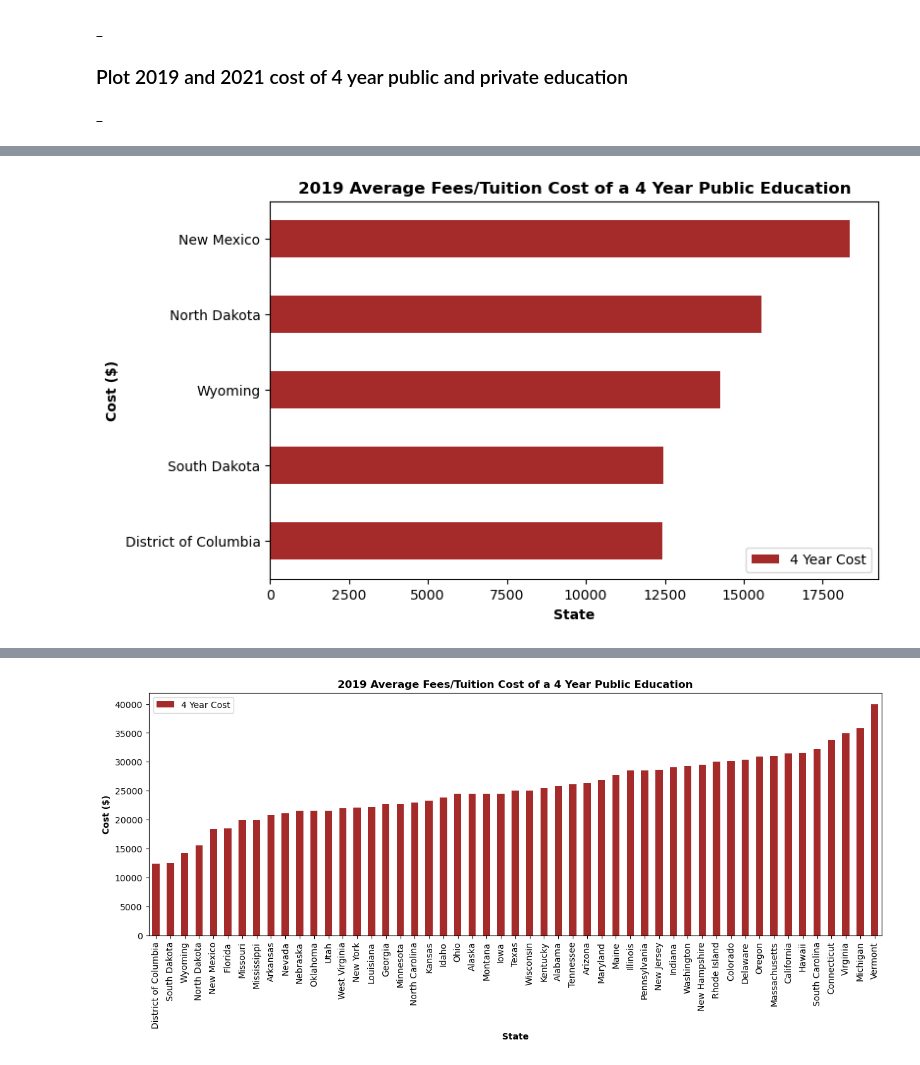
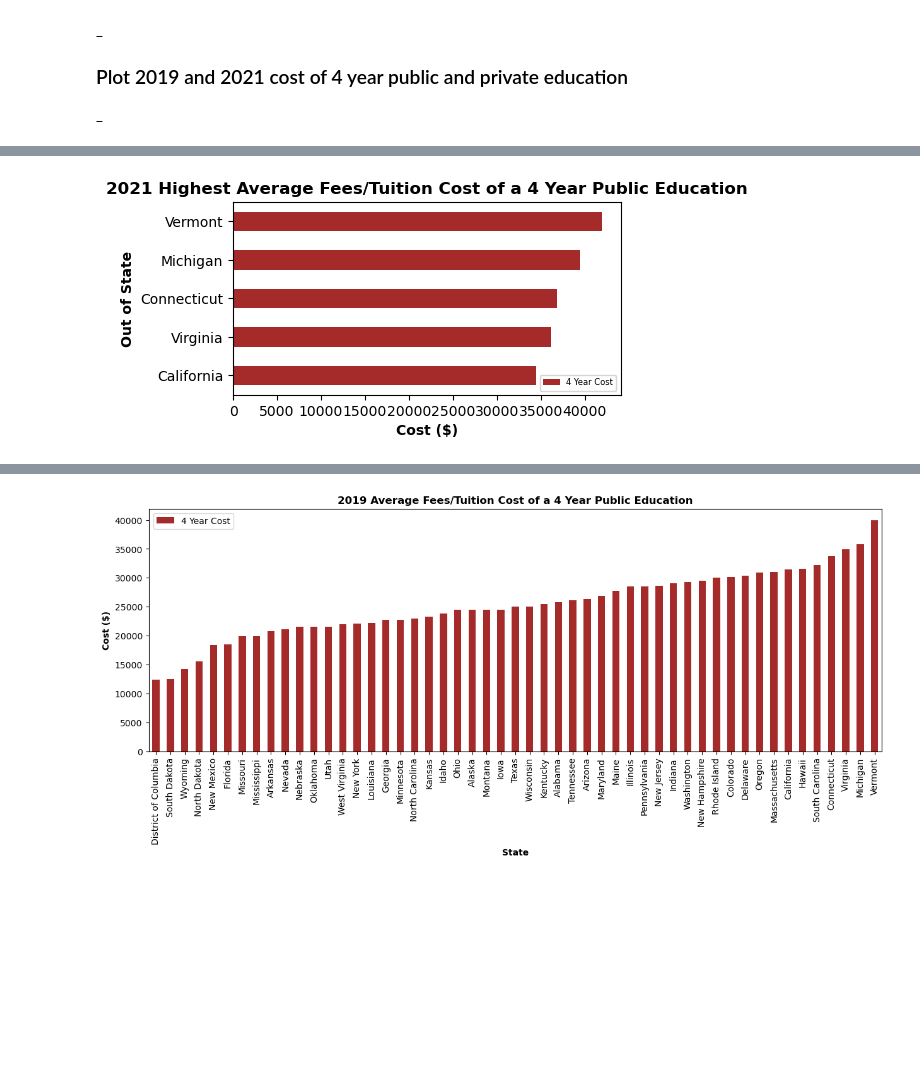
Before and after one commit to anthonybpino/Project-1-Undergrad-Student-Data, a Jupyter notebook: cost_state_2019_2021.ipynb, the cells around one changed output, grey strips where cells are left out. Cells and saved outputs as stored; diff of their text form; code cells hidden in the pictures; blank space fills up the shorter version.

```diff
--- a/cost_state_2019_2021.ipynb
+++ b/cost_state_2019_2021.ipynb
@@ -311,11 +374,11 @@ _
 # %%
-school_fouryear_public_2019[:5].plot.barh(figsize=(8, 5), color="brown")
-plt.legend(labels=["4 Year Cost"])
-plt.title("2019 Average Fees/Tuition Cost of a 4 Year Public Education",
+school_fouryear_public_2021[46:].plot.barh(figsize=(5, 2.5), color="brown")
+plt.legend(labels=["4 Year Cost"], fontsize=6)
+plt.title("2021 Highest Average Fees/Tuition Cost of a 4 Year Public Education",
           fontweight="bold")
-plt.xlabel("State", fontweight="bold")
-plt.ylabel("Cost ($)", fontweight="bold")
-plt.savefig(os.path.join("output", "public_2019.png"))
+plt.xlabel("Cost ($)", fontweight="bold")
+plt.ylabel("Out of State", fontweight="bold")
+plt.savefig(os.path.join("output", "public_2021_high.png"))
 plt.show()
 # %% [output]
-[figure, old version]
+[figure, new version]
```
Also changed, not shown: parts of 40 cells of this notebook, 4 other files.
